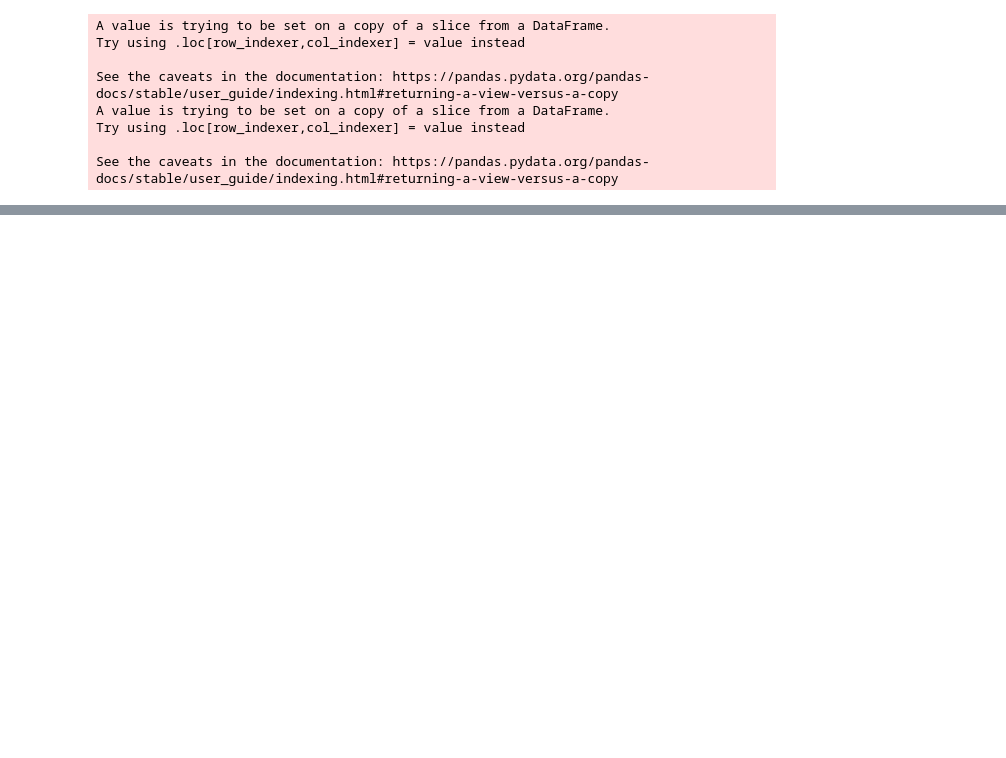
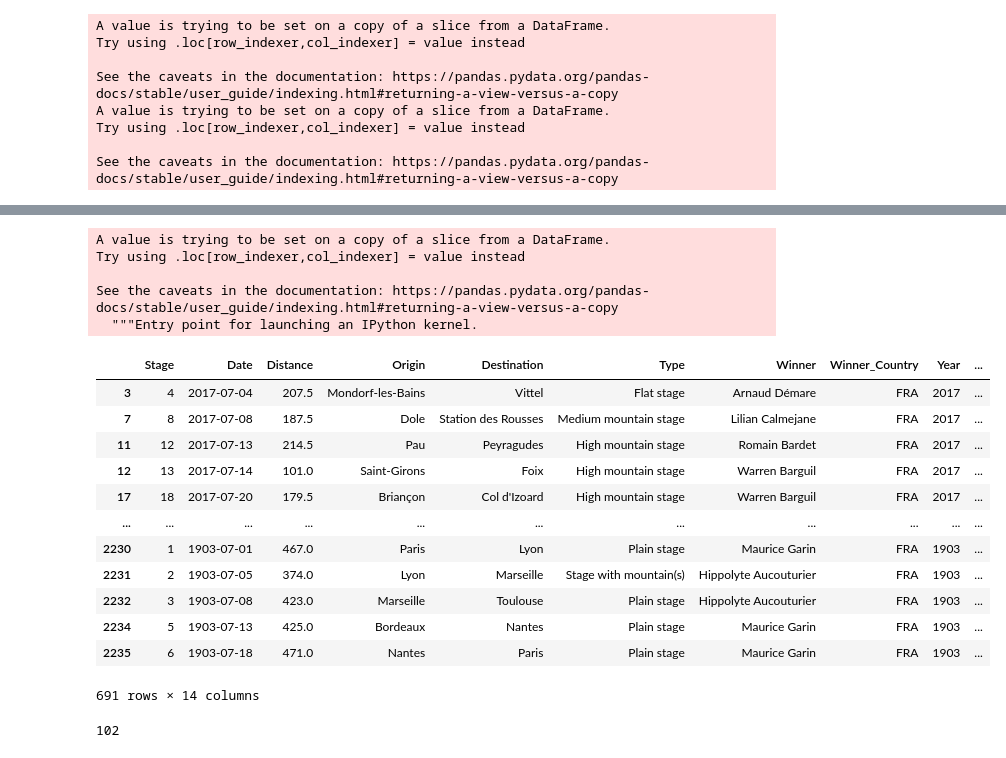
Before and after one commit to r-jaylet/Tour_de_France, a Jupyter notebook: riders_wiki.ipynb, the cells around one changed output, grey strips where cells are left out. Cells and saved outputs as stored; diff of their text form; code cells hidden in the pictures; blank space fills up the shorter version.

```diff
--- a/riders_wiki.ipynb
+++ b/riders_wiki.ipynb
@@ -249,0 +217,27 @@ cities.to_csv('cities', index=False)
+# %%
+france['Date'] = pd.to_datetime(france.Date)
+france
+# %% [output]
+A value is trying to be set on a copy of a slice from a DataFrame.
+Try using .loc[row_indexer,col_indexer] = value instead
+
+See the caveats in the documentation: https://pandas.pydata.org/pandas-docs/stable/user_guide/indexing.html#returning-a-view-versus-a-copy
+  """Entry point for launching an IPython kernel.
+|  | Stage | Date | Distance | Origin | Destination | Type | Winner | Winner_Country | Year | ... |
+| 3 | 4 | 2017-07-04 | 207.5 | Mondorf-les-Bains | Vittel | Flat stage | Arnaud Démare | FRA | 2017 | ... |
+| 7 | 8 | 2017-07-08 | 187.5 | Dole | Station des Rousses | Medium mountain stage | Lilian Calmejane | FRA | 2017 | ... |
+| 11 | 12 | 2017-07-13 | 214.5 | Pau | Peyragudes | High mountain stage | Romain Bardet | FRA | 2017 | ... |
+| 12 | 13 | 2017-07-14 | 101.0 | Saint-Girons | Foix | High mountain stage | Warren Barguil | FRA | 2017 | ... |
+| 17 | 18 | 2017-07-20 | 179.5 | Briançon | Col d'Izoard | High mountain stage | Warren Barguil | FRA | 2017 | ... |
+| ... | ... | ... | ... | ... | ... | ... | ... | ... | ... | ... |
+| 2230 | 1 | 1903-07-01 | 467.0 | Paris | Lyon | Plain stage | Maurice Garin | FRA | 1903 | ... |
+| 2231 | 2 | 1903-07-05 | 374.0 | Lyon | Marseille | Stage with mountain(s) | Hippolyte Aucouturier | FRA | 1903 | ... |
+| 2232 | 3 | 1903-07-08 | 423.0 | Marseille | Toulouse | Plain stage | Hippolyte Aucouturier | FRA | 1903 | ... |
+| 2234 | 5 | 1903-07-13 | 425.0 | Bordeaux | Nantes | Plain stage | Maurice Garin | FRA | 1903 | ... |
+| 2235 | 6 | 1903-07-18 | 471.0 | Nantes | Paris | Plain stage | Maurice Garin | FRA | 1903 | ... |
+691 rows × 14 columns
+# %%
+yea = france.groupby(france.Date.dt.year)['dist_from_origin'].transform('mean')
+len(france.Date.dt.year.unique())
+# %% [output]
+102
```
Also changed, not shown: parts of 16 cells of this notebook, 5 other files.
